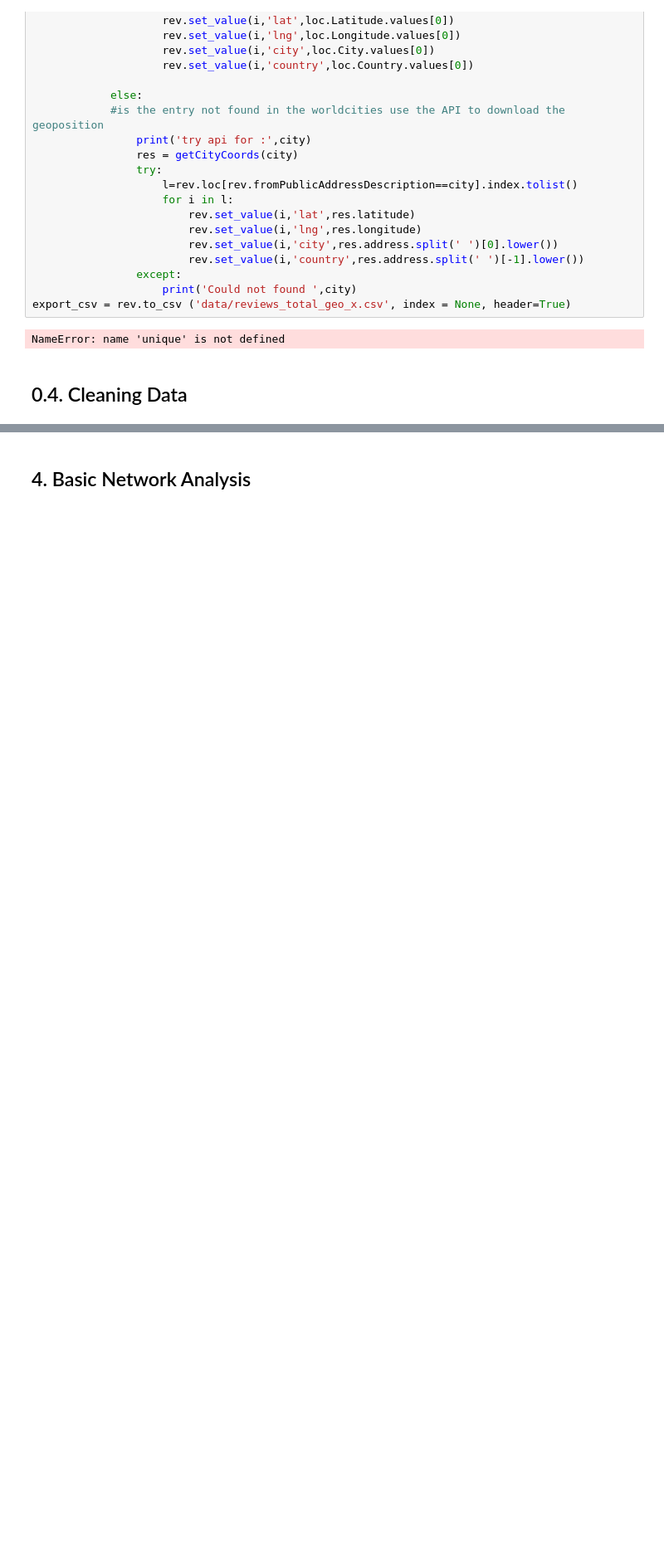
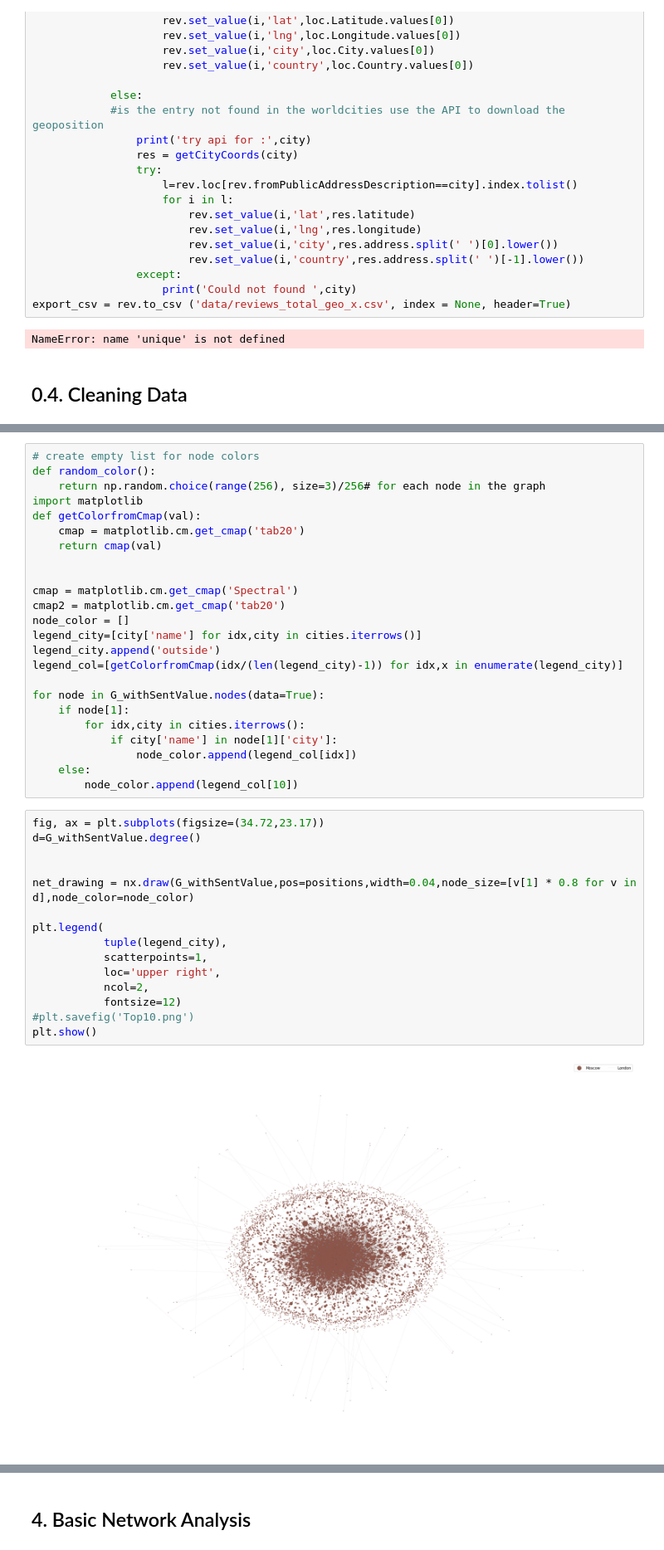
Before and after one commit to eikekutz/SocialGraphFinalProject, a Jupyter notebook: project_assignmentB.ipynb, the cells around one changed output, grey strips where cells are left out. Shown at 83% size. Cells and saved outputs as stored; diff of their text form; blank space fills up the shorter version.

Commit message:
poblem with drawing the network with legend

```diff
--- a/project_assignmentB.ipynb
+++ b/project_assignmentB.ipynb
@@ -404,0 +453,41 @@ NameError: name 'unique' is not defined
+# %%
+# create empty list for node colors
+def random_color():
+    return np.random.choice(range(256), size=3)/256# for each node in the graph
+import matplotlib
+def getColorfromCmap(val):
+    cmap = matplotlib.cm.get_cmap('tab20')
+    return cmap(val)
+
+
+cmap = matplotlib.cm.get_cmap('Spectral')
+cmap2 = matplotlib.cm.get_cmap('tab20')
+node_color = []
+legend_city=[city['name'] for idx,city in cities.iterrows()]
+legend_city.append('outside')
+legend_col=[getColorfromCmap(idx/(len(legend_city)-1)) for idx,x in enumerate(legend_city)]
+
+for node in G_withSentValue.nodes(data=True):
+    if node[1]:
+        for idx,city in cities.iterrows():
+            if city['name'] in node[1]['city']:
+                node_color.append(legend_col[idx])
+    else:
+        node_color.append(legend_col[10])
+# %%
+fig, ax = plt.subplots(figsize=(34.72,23.17))
+d=G_withSentValue.degree()
+
+
+net_drawing = nx.draw(G_withSentValue,pos=positions,width=0.04,node_size=[v[1] * 0.8 for v in d],node_color=node_color)
+
+plt.legend(
+           tuple(legend_city),
+           scatterpoints=1,
+           loc='upper right',
+           ncol=2,
+           fontsize=12)
+#plt.savefig('Top10.png')
+plt.show()
+# %% [output]
+[figure, added]
```
Also changed, not shown: parts of 17 cells of this notebook.
